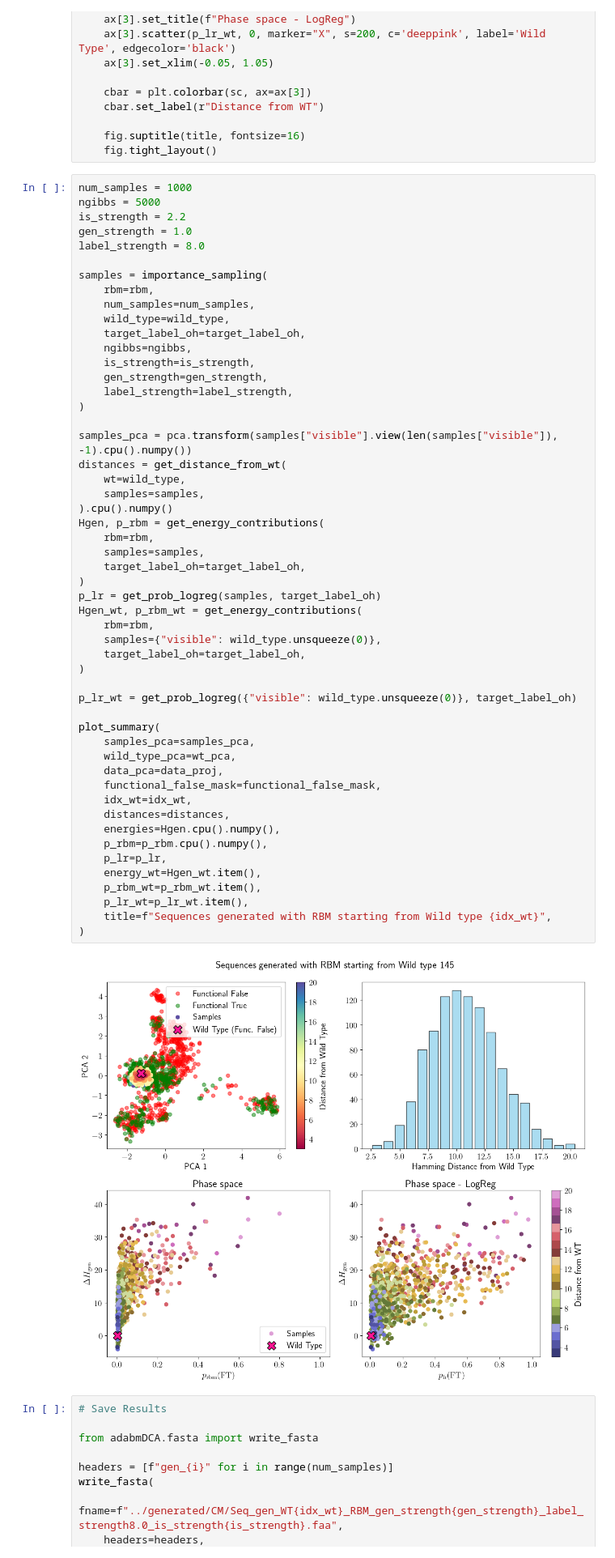
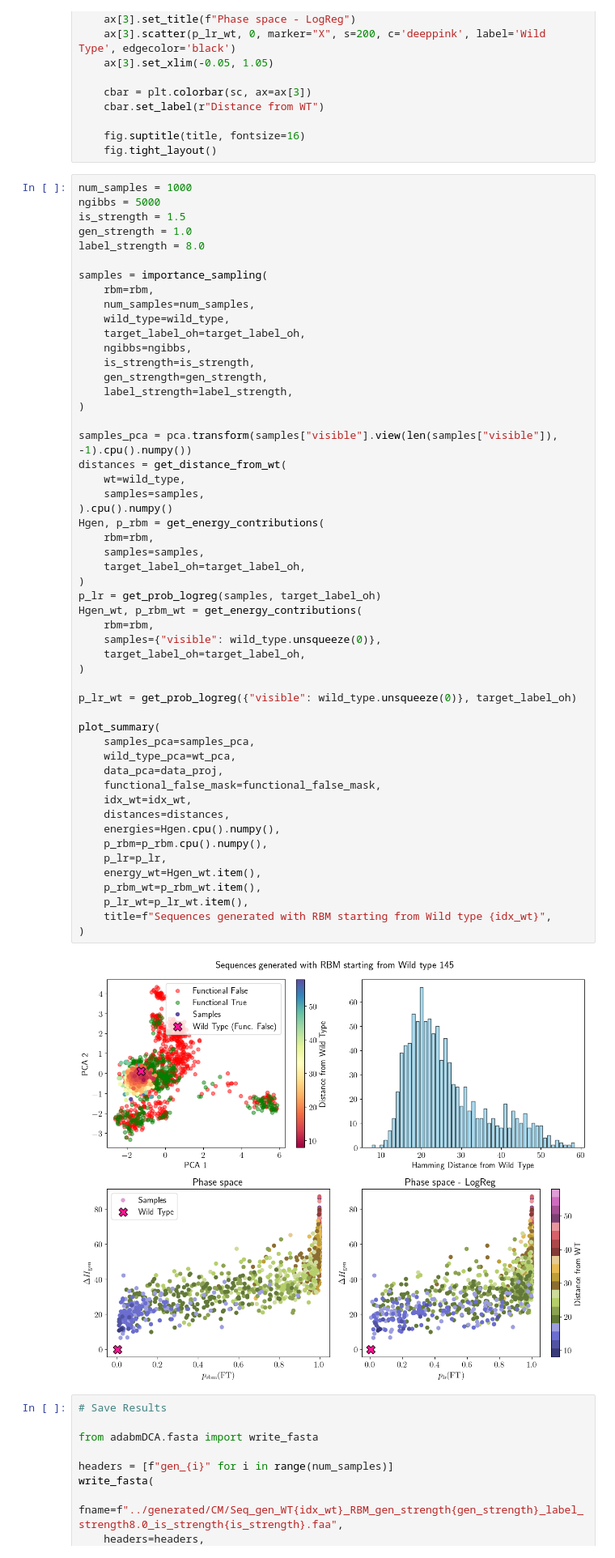
Before and after one commit to spqb/thermostable-ribozymes, a Jupyter notebook: notebooks/analysis_CM.ipynb, the cells around one changed output. Shown at 81% size. Cells and saved outputs as stored; diff of their text form.

```diff
--- a/notebooks/analysis_CM.ipynb
+++ b/notebooks/analysis_CM.ipynb
@@ -444,7 +444,7 @@ def plot_summary(
 # %%
 num_samples = 1000
 ngibbs = 5000
-is_strength = 2.2
+is_strength = 1.5
 gen_strength = 1.0
 label_strength = 8.0
 
@@ -467,34 +467,34 @@ distances = get_distance_from_wt(
 Hgen, p_rbm = get_energy_contributions(
     rbm=rbm,
     samples=samples,
     target_label_oh=target_label_oh,
 )
 p_lr = get_prob_logreg(samples, target_label_oh)
 Hgen_wt, p_rbm_wt = get_energy_contributions(
     rbm=rbm,
     samples={"visible": wild_type.unsqueeze(0)},
     target_label_oh=target_label_oh,
 )
 
 p_lr_wt = get_prob_logreg({"visible": wild_type.unsqueeze(0)}, target_label_oh)
 
 plot_summary(
     samples_pca=samples_pca,
     wild_type_pca=wt_pca,
     data_pca=data_proj,
     functional_false_mask=functional_false_mask,
     idx_wt=idx_wt,
     distances=distances,
     energies=Hgen.cpu().numpy(),
     p_rbm=p_rbm.cpu().numpy(),
     p_lr=p_lr,
     energy_wt=Hgen_wt.item(),
     p_rbm_wt=p_rbm_wt.item(),
     p_lr_wt=p_lr_wt.item(),
     title=f"Sequences generated with RBM starting from Wild type {idx_wt}",
 )
 # %% [output]
-[figure, old version]
+[figure, new version]
 # %%
 # Save Results
 
```
Also changed, not shown: parts of 15 cells of this notebook, 1 other file.
